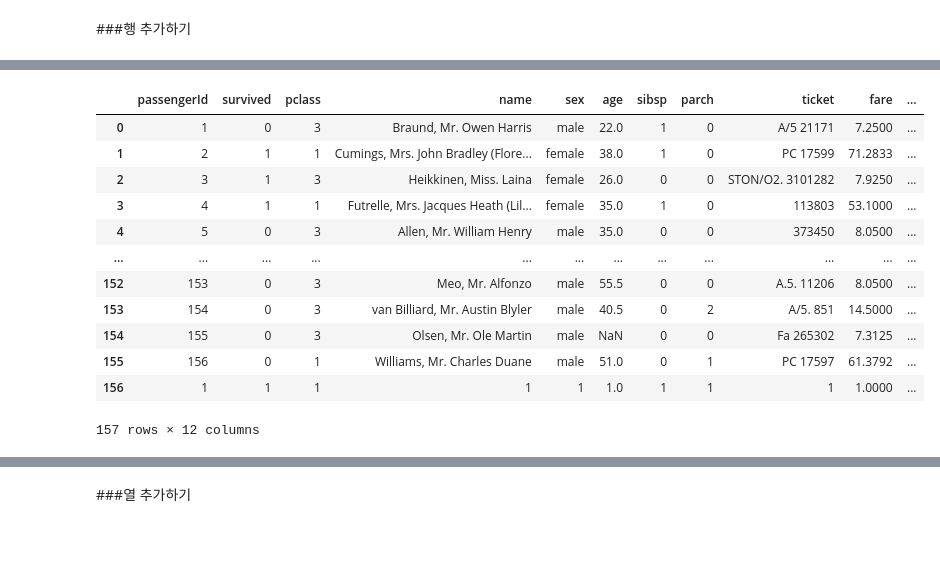
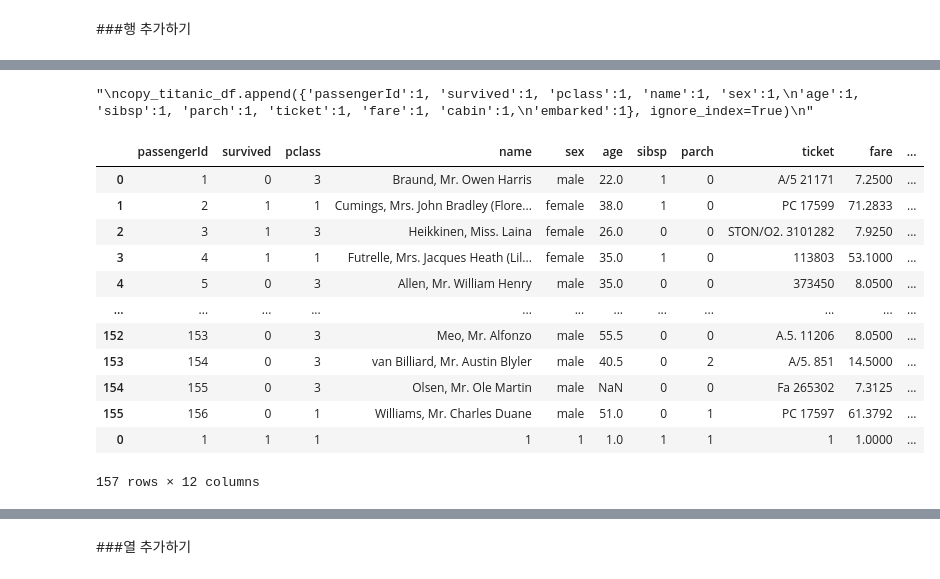
Before and after one commit to yujiseon-git/lgu6, a Jupyter notebook: lab02/chapter6/Chapter 06_판다스를 활용한 데이터 전처리 1.ipynb, the cells around one changed output, grey strips where cells are left out. Cells and saved outputs as stored; diff of their text form; code cells hidden in the pictures; blank space fills up the shorter version.

```diff
--- a/lab02/chapter6/Chapter 06_판다스를 활용한 데이터 전처리 1.ipynb
+++ b/lab02/chapter6/Chapter 06_판다스를 활용한 데이터 전처리 1.ipynb
@@ -290,20 +330,38 @@ copy_titanic_df.head( )
+# %%
+# 메모 : pandas 1.x 버전에서만 사용, 2.x에서는 사용 불가 (append > concat)
+new_df = pd.DataFrame({'passengerId':[1], 'survived':[1], 'pclass':[1], 'name':[1], 'sex':[1],
+'age':[1], 'sibsp':[1], 'parch':[1], 'ticket':[1], 'fare':[1], 'cabin':[1],
+'embarked':[1]})
+
+
+pd.concat([copy_titanic_df, new_df])
+
+'''
+copy_titanic_df.append({'passengerId':1, 'survived':1, 'pclass':1, 'name':1, 'sex':1,
+'age':1, 'sibsp':1, 'parch':1, 'ticket':1, 'fare':1, 'cabin':1,
+'embarked':1}, ignore_index=True)
+'''
+# %% [output]
+"\ncopy_titanic_df.append({'passengerId':1, 'survived':1, 'pclass':1, 'name':1, 'sex':1,\n'age':1, 'sibsp':1, 'parch':1, 'ticket':1, 'fare':1, 'cabin':1,\n'embarked':1}, ignore_index=True)\n"
 # %%
-copy_titanic_df.append({'passengerId':1, 'survived':1, 'pclass':1, 'name':1, 'sex':1,
-'age':1, 'sibsp':1, 'parch':1, 'ticket':1, 'fare':1, 'cabin':1,
-'embarked':1}, ignore_index=True)
+new_df = pd.DataFrame({'passengerId':[1], 'survived':[1], 'pclass':[1], 'name':[1], 'sex':[1],
+'age':[1], 'sibsp':[1], 'parch':[1], 'ticket':[1], 'fare':[1], 'cabin':[1],
+'embarked':[1]})
+
+pd.concat([copy_titanic_df, new_df])
 # %% [output]
 |  | passengerId | survived | pclass | name | sex | age | sibsp | parch | ticket | fare | ... |
 | 0 | 1 | 0 | 3 | Braund, Mr. Owen Harris | male | 22.0 | 1 | 0 | A/5 21171 | 7.2500 | ... |
 | 1 | 2 | 1 | 1 | Cumings, Mrs. John Bradley (Flore... | female | 38.0 | 1 | 0 | PC 17599 | 71.2833 | ... |
 | 2 | 3 | 1 | 3 | Heikkinen, Miss. Laina | female | 26.0 | 0 | 0 | STON/O2. 3101282 | 7.9250 | ... |
 | 3 | 4 | 1 | 1 | Futrelle, Mrs. Jacques Heath (Lil... | female | 35.0 | 1 | 0 | 113803 | 53.1000 | ... |
 | 4 | 5 | 0 | 3 | Allen, Mr. William Henry | male | 35.0 | 0 | 0 | 373450 | 8.0500 | ... |
 | ... | ... | ... | ... | ... | ... | ... | ... | ... | ... | ... | ... |
 | 152 | 153 | 0 | 3 | Meo, Mr. Alfonzo | male | 55.5 | 0 | 0 | A.5. 11206 | 8.0500 | ... |
 | 153 | 154 | 0 | 3 | van Billiard, Mr. Austin Blyler | male | 40.5 | 0 | 2 | A/5. 851 | 14.5000 | ... |
 | 154 | 155 | 0 | 3 | Olsen, Mr. Ole Martin | male | NaN | 0 | 0 | Fa 265302 | 7.3125 | ... |
 | 155 | 156 | 0 | 1 | Williams, Mr. Charles Duane | male | 51.0 | 0 | 1 | PC 17597 | 61.3792 | ... |
-| 156 | 1 | 1 | 1 | 1 | 1 | 1.0 | 1 | 1 | 1 | 1.0000 | ... |
+| 0 | 1 | 1 | 1 | 1 | 1 | 1.0 | 1 | 1 | 1 | 1.0000 | ... |
 157 rows × 12 columns
 # %%
 copy_titanic_df.tail( )
```
Also changed, not shown: parts of 121 cells of this notebook, 2 other files.
